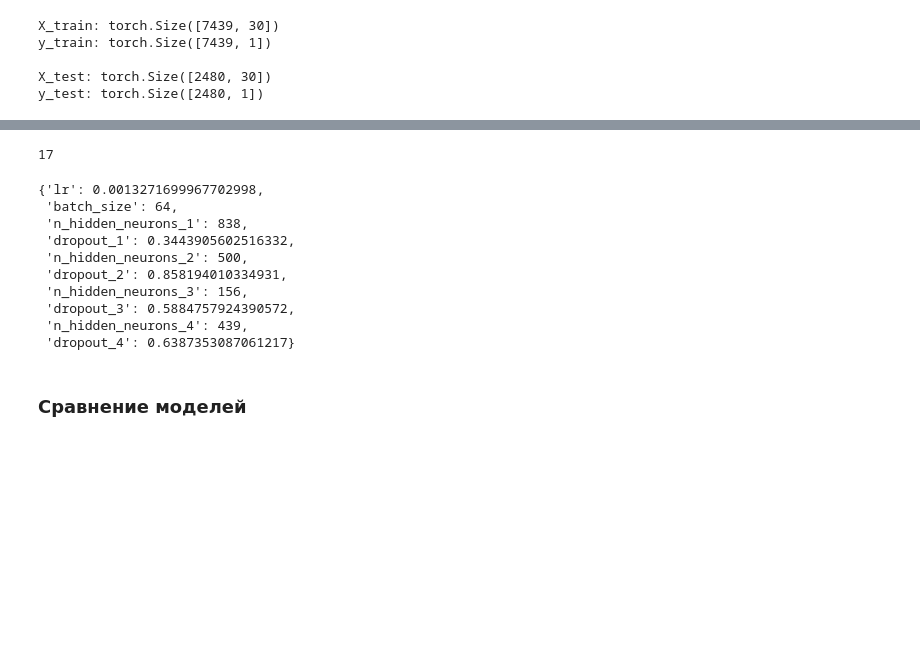
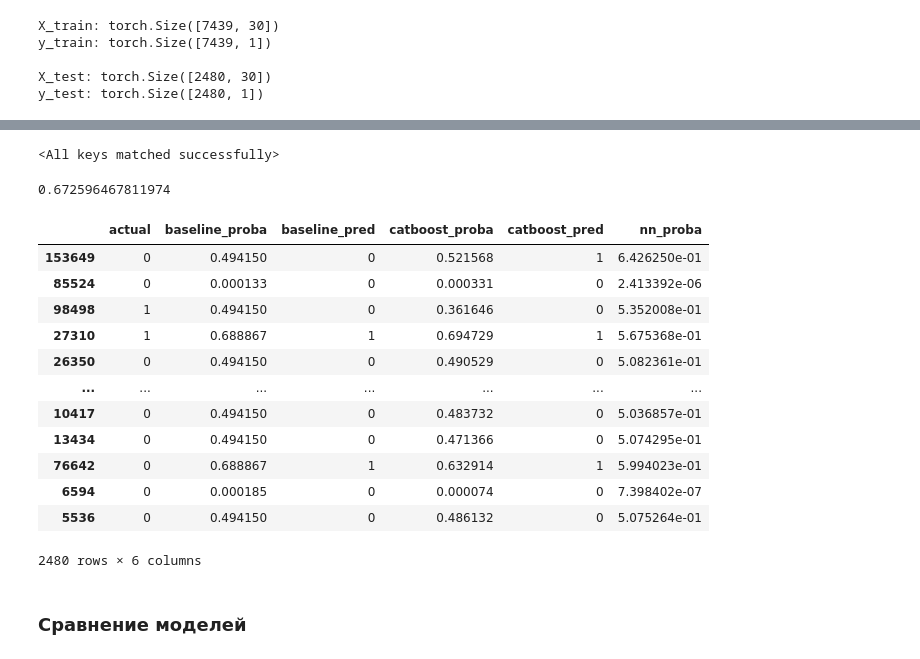
Before and after one commit to Moncervers/car_accident_prediction, a Jupyter notebook: project_notebook.ipynb, the cells around one changed output, grey strips where cells are left out. Saved outputs shown, nothing was run; the diff lists cells and outputs as text; code cells hidden in the pictures; blank space fills up the shorter version.

Commit message:
Finished neural network model

```diff
--- a/project_notebook.ipynb
+++ b/project_notebook.ipynb
@@ -1742,22 +1747,61 @@ Epoc 0 | loss: 0.6218 | roc_auc: 0.6628
-# %%
-# Сохраняем и выводим лучшие параметры
-best_params = study.best_params
-best_epochs = study.best_trial.user_attrs.get("best_epoch")
-
-print(best_epochs)
-best_params
-# %% [output]
-17
-{'lr': 0.0013271699967702998,
- 'batch_size': 64,
- 'n_hidden_neurons_1': 838,
- 'dropout_1': 0.3443905602516332,
- 'n_hidden_neurons_2': 500,
- 'dropout_2': 0.858194010334931,
- 'n_hidden_neurons_3': 156,
- 'dropout_3': 0.5884757924390572,
- 'n_hidden_neurons_4': 439,
- 'dropout_4': 0.6387353087061217}
+# %%
+# Находим лучший trial
+best_trial = study.best_trial
+
+# Извлекаем гиперпараметры и state_dict
+best_params = best_trial.params
+best_state = best_trial.user_attrs["best_state"]
+
+# Создаем модель с теми же гиперпараметрами
+best_model = Net(
+    n_in_neurons=X_train_tensor.shape[1],
+    n_hidden_neurons_1=best_params["n_hidden_neurons_1"],
+    dropout_1=best_params["dropout_1"],
+    n_hidden_neurons_2=best_params["n_hidden_neurons_2"],
+    dropout_2=best_params["dropout_2"],
+    n_hidden_neurons_3=best_params["n_hidden_neurons_3"],
+    dropout_3=best_params["dropout_3"],
+    n_hidden_neurons_4=best_params["n_hidden_neurons_4"],
+    dropout_4=best_params["dropout_4"],
+).to(DEFAULT_DEVICE)
+
+# Загружаем веса
+best_model.load_state_dict(best_state)
+# %% [output]
+<All keys matched successfully>
+# %%
+# Переводим тестовые данные на устройство
+X_test_device=X_test_tensor.to(DEFAULT_DEVICE)
+
+# Делаем предсказание
+best_model.eval()
+with torch.no_grad():
+    outputs = best_model(X_test_device)
+
+# Сохраняем предсказания
+predictions_df['nn_proba'] = torch.sigmoid(outputs).cpu().numpy()
+
+# Смотрим на метрику
+roc_auc_score(predictions_df['actual'], predictions_df['nn_proba'])
+# %% [output]
+0.672596467811974
+# %%
+# Проверяем, все ли корректно сохранилось
+predictions_df
+# %% [output]
+|  | actual | baseline_proba | baseline_pred | catboost_proba | catboost_pred | nn_proba |
+| 153649 | 0 | 0.494150 | 0 | 0.521568 | 1 | 6.426250e-01 |
+| 85524 | 0 | 0.000133 | 0 | 0.000331 | 0 | 2.413392e-06 |
+| 98498 | 1 | 0.494150 | 0 | 0.361646 | 0 | 5.352008e-01 |
+| 27310 | 1 | 0.688867 | 1 | 0.694729 | 1 | 5.675368e-01 |
+| 26350 | 0 | 0.494150 | 0 | 0.490529 | 0 | 5.082361e-01 |
+| ... | ... | ... | ... | ... | ... | ... |
+| 10417 | 0 | 0.494150 | 0 | 0.483732 | 0 | 5.036857e-01 |
+| 13434 | 0 | 0.494150 | 0 | 0.471366 | 0 | 5.074295e-01 |
+| 76642 | 0 | 0.688867 | 1 | 0.632914 | 1 | 5.994023e-01 |
+| 6594 | 0 | 0.000185 | 0 | 0.000074 | 0 | 7.398402e-07 |
+| 5536 | 0 | 0.494150 | 0 | 0.486132 | 0 | 5.075264e-01 |
+2480 rows × 6 columns
 # %% [markdown]
 ### Сравнение моделей
 # %% [markdown]
```
Also changed, not shown: parts of 25 cells of this notebook.
